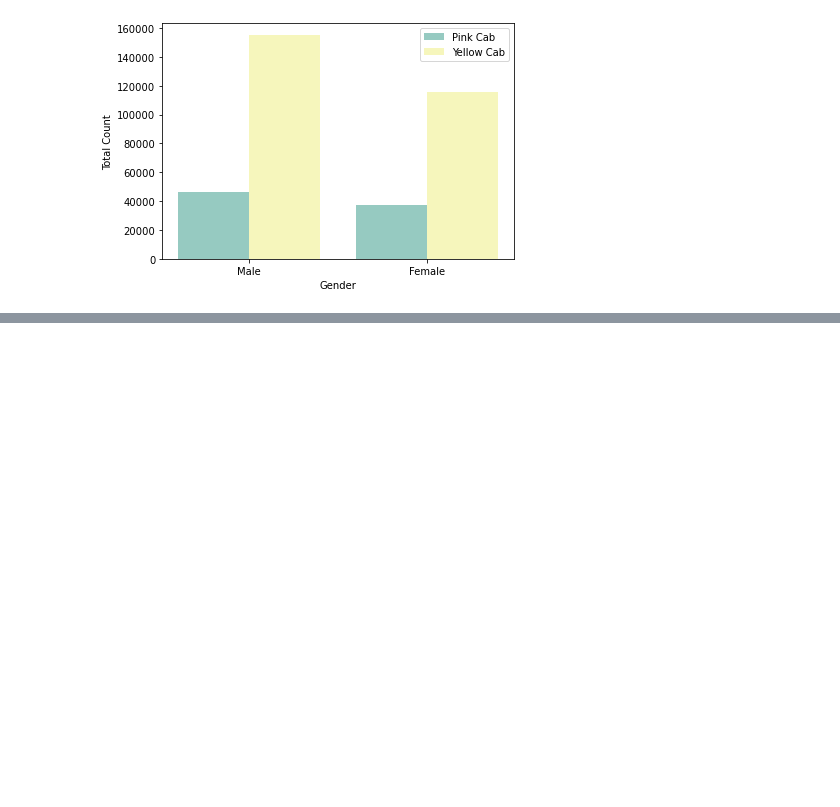
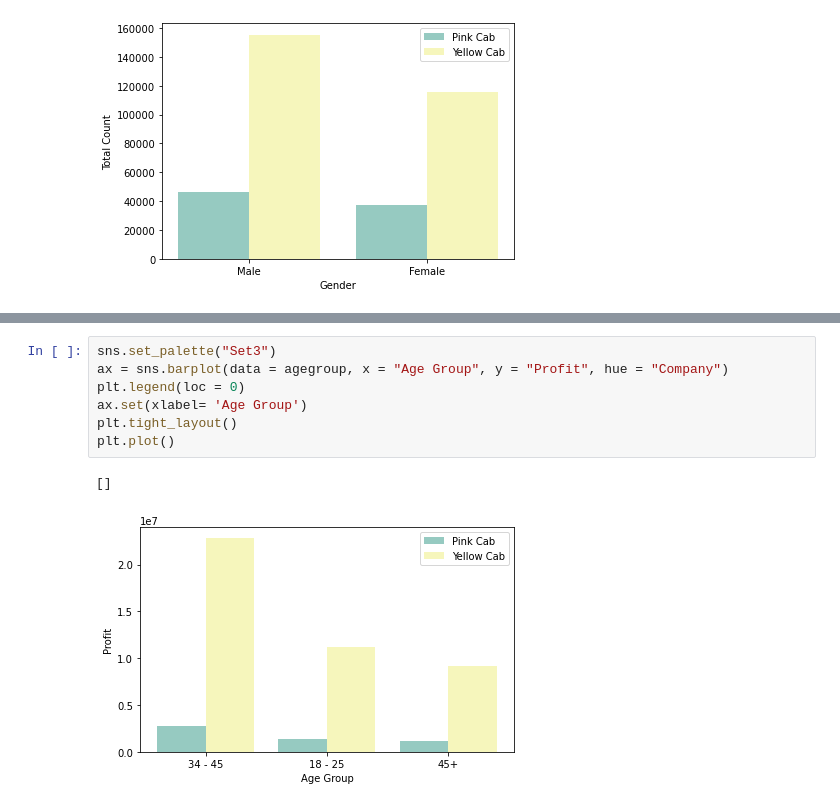
Before and after one commit to qngyn/DataGlacier, a Jupyter notebook: Week2/EDA.ipynb, the cells around one changed output, grey strips where cells are left out. Cells and saved outputs as stored; diff of their text form; blank space fills up the shorter version.

```diff
--- a/Week2/EDA.ipynb
+++ b/Week2/EDA.ipynb
@@ -543,0 +597,10 @@ plt.plot()
+# %%
+sns.set_palette("Set3")
+ax = sns.barplot(data = agegroup, x = "Age Group", y = "Profit", hue = "Company")
+plt.legend(loc = 0)
+ax.set(xlabel= 'Age Group')
+plt.tight_layout()
+plt.plot()
+# %% [output]
+[]
+[figure, added]
```
Also changed, not shown: parts of 13 cells of this notebook, 5 other files.
